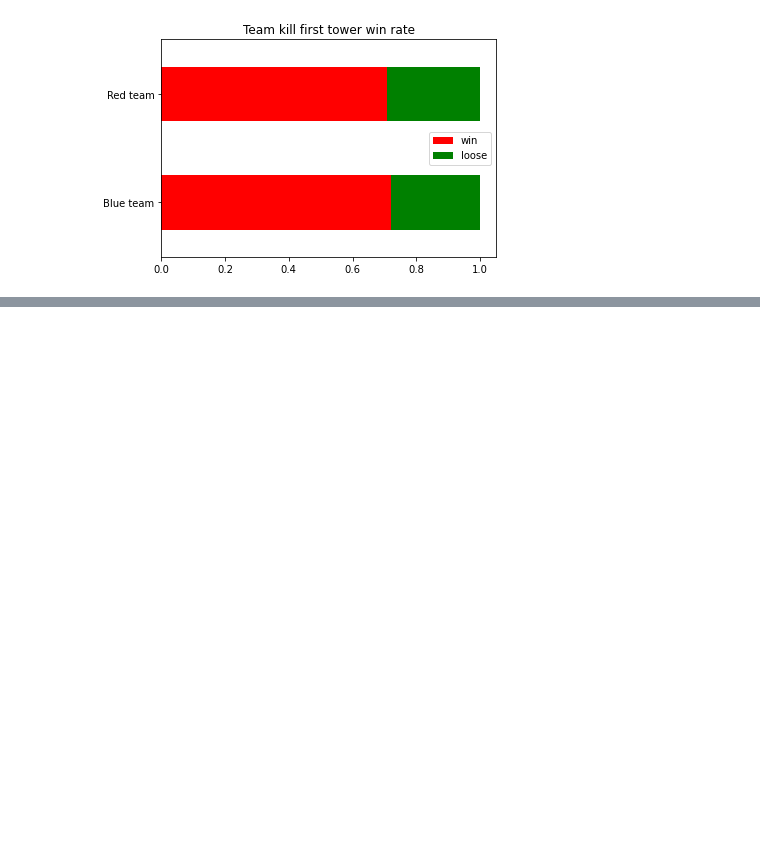
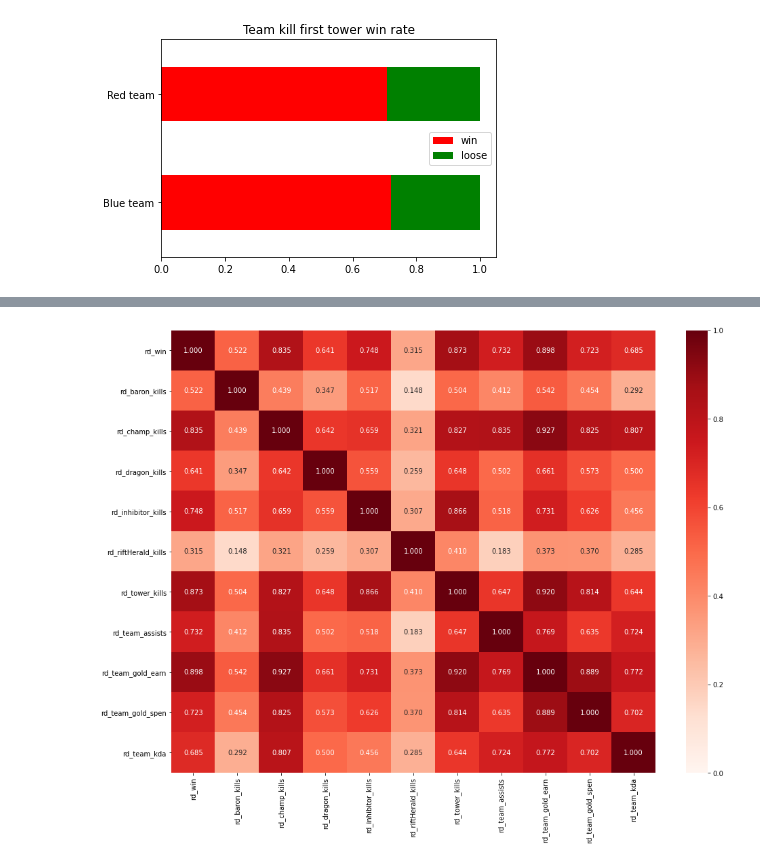
Before and after one commit to YuxuanZhou1/Master_Capstone, a Jupyter notebook: League_of_Legands_Capstone/2_analysing/lol_data_analyse.ipynb, the cells around one changed output, grey strips where cells are left out. Saved outputs shown, nothing was run; the diff lists cells and outputs as text; code cells hidden in the pictures; blank space fills up the shorter version.

```diff
--- a/League_of_Legands_Capstone/2_analysing/lol_data_analyse.ipynb
+++ b/League_of_Legands_Capstone/2_analysing/lol_data_analyse.ipynb
@@ -210,0 +240,7 @@ Text(0.5, 1.0, 'Team kill first tower win rate')
+# %%
+plt.figure(figsize=(16, 12))
+
+corm = df[[c for c in df.columns if c.startswith('rd_')]].corr()
+cg_r = sns.heatmap(corm, cmap='Reds', annot=True, fmt='.3f', vmin=0)
+# %% [output]
+[figure, added]
```
Also changed, not shown: parts of 5 cells of this notebook, 1 other file.
